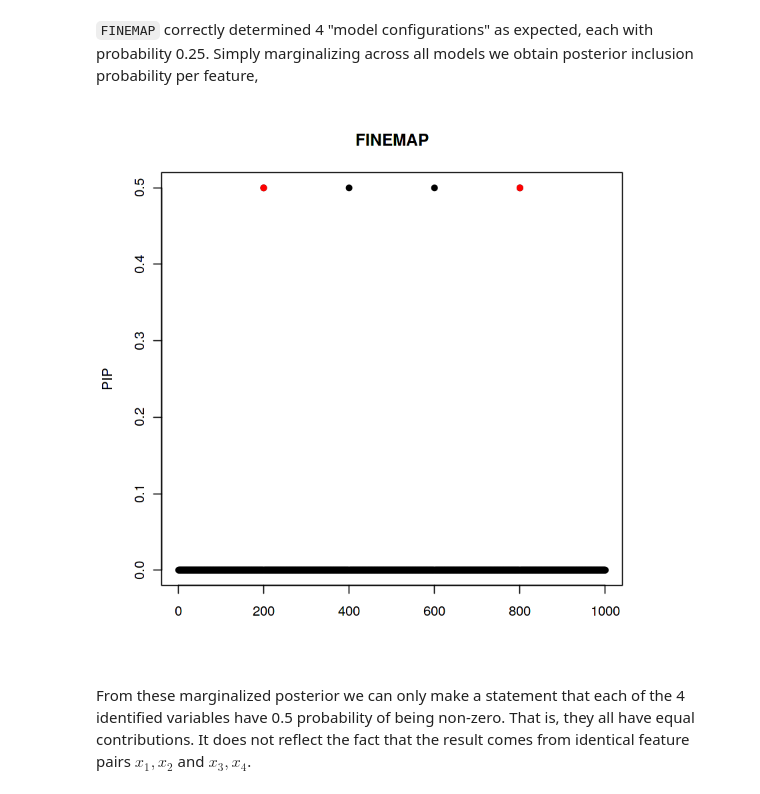
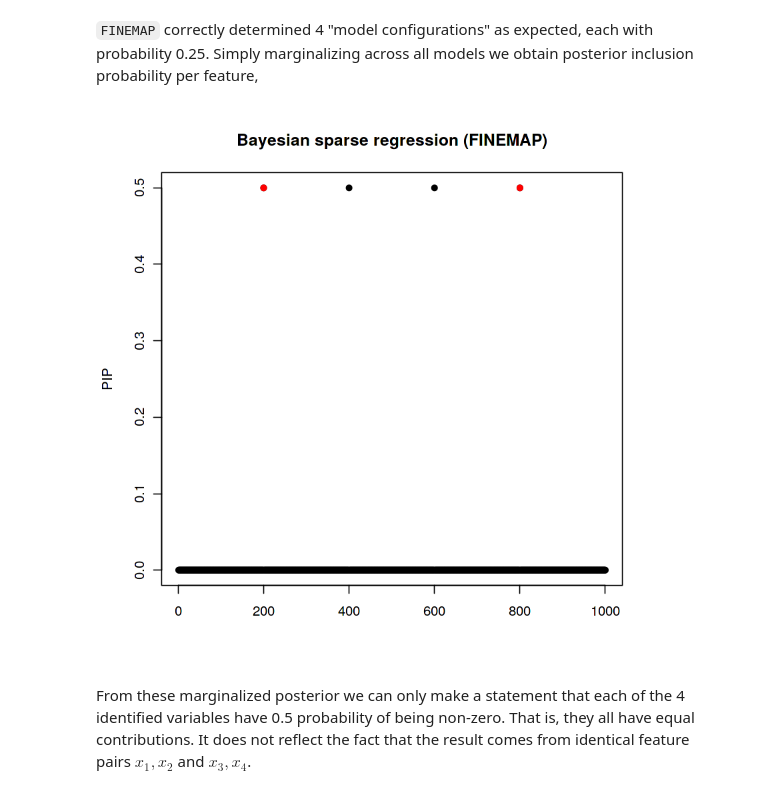
Before and after one commit to stephenslab/susie-paper, a Jupyter notebook: manuscript_results/motivating_example.ipynb, the cells around one changed output. Saved outputs shown, nothing was run; the diff lists cells and outputs as text; code cells hidden in the pictures.

```diff
--- a/manuscript_results/motivating_example.ipynb
+++ b/manuscript_results/motivating_example.ipynb
@@ -123,9 +131,9 @@ head(finemap$set)
 # %%
 snp = finemap$snp
 pip = snp[order(as.numeric(snp$snp)),]$snp_prob
-susieR::susie_pplot(pip, dtype='PIP', b=b, main = 'FINEMAP')
+susieR::susie_pplot(pip, dtype='PIP', b=b, main = 'Bayesian sparse regression (FINEMAP)')
 # %% [output]
-[figure, old version]
+[figure, new version]
 # %% [markdown]
 From these marginalized posterior we can only make a statement that each of the 4 identified variables have 0.5 probability of being non-zero. That is, they all have equal contributions. It does not reflect the fact that the result comes from identical feature pairs $x_1, x_2$ and $x_3, x_4$.
 # %% [markdown]
```
Also changed, not shown: parts of 5 cells of this notebook, 1 other file.
